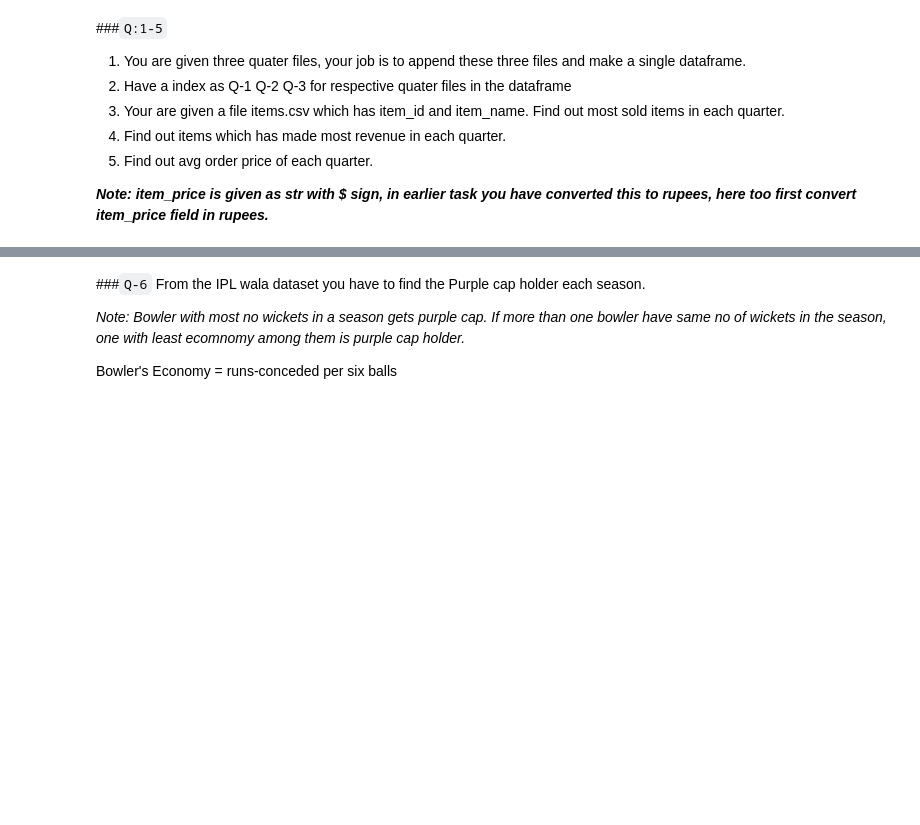
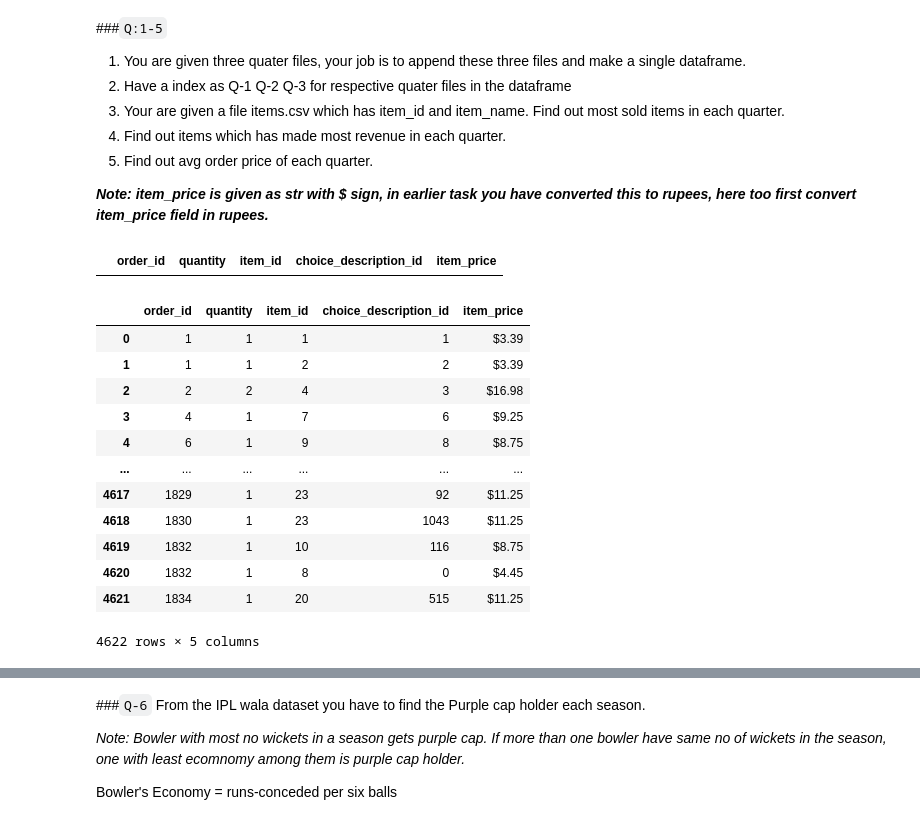
Before and after one commit to singhbhaskar360/Python_ML, a Jupyter notebook: Merging_session_20_task.ipynb, the cells around one changed output, grey strips where cells are left out. Saved outputs shown, nothing was run; the diff lists cells and outputs as text; code cells hidden in the pictures; blank space fills up the shorter version.

```diff
--- a/Merging_session_20_task.ipynb
+++ b/Merging_session_20_task.ipynb
@@ -37,0 +36,23 @@ items = pd.read_csv(items_path)
+# %%
+q3
+# %% [output]
+|  | order_id | quantity | item_id | choice_description_id | item_price |
+# %%
+# code here
+#1.1
+all=pd.concat([q1,q2,q3],ignore_index=True)
+all
+# %% [output]
+|  | order_id | quantity | item_id | choice_description_id | item_price |
+| 0 | 1 | 1 | 1 | 1 | $3.39 |
+| 1 | 1 | 1 | 2 | 2 | $3.39 |
+| 2 | 2 | 2 | 4 | 3 | $16.98 |
+| 3 | 4 | 1 | 7 | 6 | $9.25 |
+| 4 | 6 | 1 | 9 | 8 | $8.75 |
+| ... | ... | ... | ... | ... | ... |
+| 4617 | 1829 | 1 | 23 | 92 | $11.25 |
+| 4618 | 1830 | 1 | 23 | 1043 | $11.25 |
+| 4619 | 1832 | 1 | 10 | 116 | $8.75 |
+| 4620 | 1832 | 1 | 8 | 0 | $4.45 |
+| 4621 | 1834 | 1 | 20 | 515 | $11.25 |
+4622 rows × 5 columns
```
Also changed, not shown: parts of 5 cells of this notebook.
